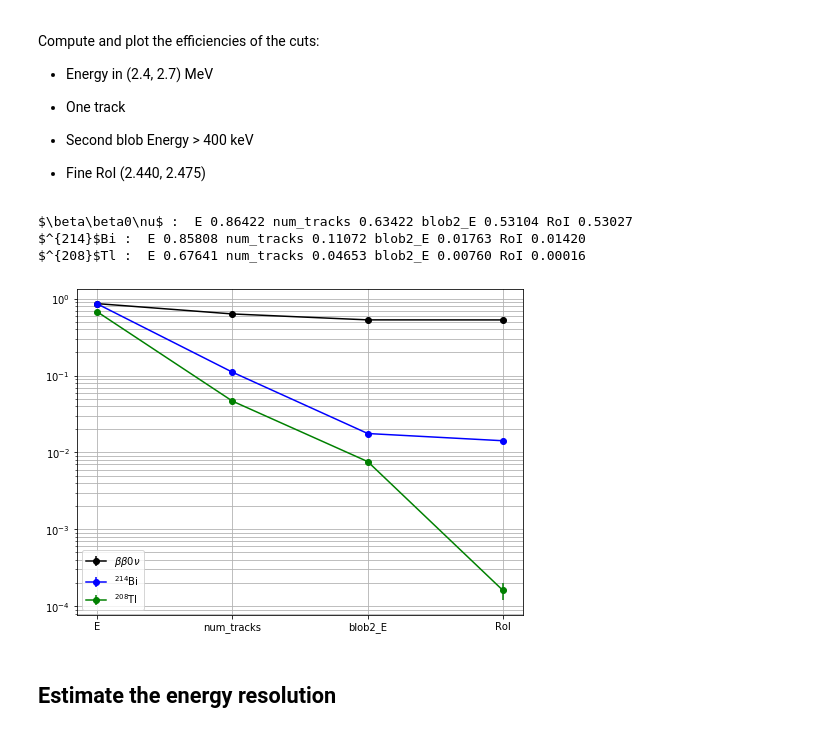
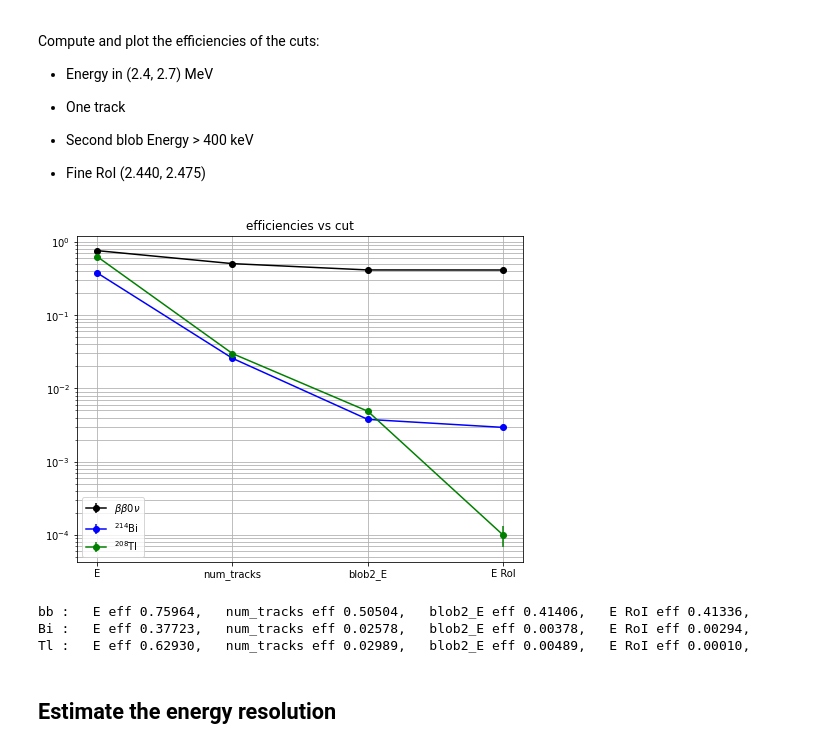
Before and after one commit to jahernando/USC-Fanal, a Jupyter notebook: NB/guide/fanal_def.ipynb, the cells around one changed output. Saved outputs shown, nothing was run; the diff lists cells and outputs as text; code cells hidden in the pictures.

```diff
--- a/NB/guide/fanal_def.ipynb
+++ b/NB/guide/fanal_def.ipynb
@@ -82,7 +88,8 @@ pltext.style()
 # %%
-#dirpath = '/Users/hernando/docencia/master/Fisica_Particulas/USC-Fanal/data/'
+dirpath = '/Users/hernando/work/docencia/master/Fisica_Particulas/USC-Fanal/data/'
+coll = 'alpha'
 # %%
-filename = '/data/alpha.h5'
+filename = 'fanal_' + coll + '.h5'
 print('Data path and filename : ', dirpath + filename)
 
 mcbi = pd.read_hdf(dirpath + filename, key = 'mc/bi214')
@@ -216,10 +223,9 @@ Compute and plot the efficiencies of the cuts:
 
   * Fine RoI (2.440, 2.475)
 # %%
-erange     = (2.400, 2.650)
-eroi       = (2.440, 2.475)
 selnames  = ['E', 'num_tracks', 'blob2_E', 'E']
-selranges = [erange, (1., 1.1), (0.4, np.inf), eroi]
+selranges = [erange, (1., 1.1), eblob2, eroi]
+selnames  = ['E', 'num_tracks', 'blob2_E', 'E RoI']
 # %%
 def selections(df, varnames, varranges):
     """ appy a list of selections in order in a data-frame
@@ -251,27 +257,31 @@ def efficiency(sel, n = None):
     ueff = np.sqrt(eff * (1- eff) / n)
     return eff, ueff
 # %%
-erange    = (2.400, 2.650)
-eroi      = (2.440, 2.475)
-varnames  = ['E', 'num_tracks', 'blob2_E', 'E']
-varranges = [erange, (1., 1.1), (0.4, np.inf), eroi]
-selnames  = ['E', 'num_tracks', 'blob2_E', 'RoI']
+snames  = ['E', 'num_tracks', 'blob2_E', 'RoI']
 
 subplot = pltext.canvas(1, 1, 6, 8)
 subplot(1)
 for i, mc in enumerate(mcs):
     sels = selections(mc, varnames, varranges)
     effs = [efficiency(sel) for sel in sels]
     veff = [eff[0] for eff in effs] # efficiencies values
     ueff = [eff[1] for eff in effs] # efficiencies uncertainties
-    print(ssamples[i], ': ', *['{:s} {:6.5f}'.format(s, eff) for s, eff in zip(selnames, veff)])
     plt.errorbar(selnames, veff, yerr = ueff, marker = 'o', label = ssamples[i])
 plt.grid(which = 'both'); plt.yscale('log'); plt.legend();
+plt.title('efficiencies vs cut');
 # %% [output]
-$\beta\beta0\nu$ :  E 0.86422 num_tracks 0.63422 blob2_E 0.53104 RoI 0.53027
-$^{214}$Bi :  E 0.85808 num_tracks 0.11072 blob2_E 0.01763 RoI 0.01420
-$^{208}$Tl :  E 0.67641 num_tracks 0.04653 blob2_E 0.00760 RoI 0.00016
-[figure, old version]
+[figure, new version]
+# %%
+for i, mc in enumerate(mcs):
+    sels = selections(mc, varnames, varranges)
+    effs = [efficiency(sel) for sel in sels]
+    veff = [eff[0] for eff in effs] # efficiencies values
+    ueff = [eff[1] for eff in effs] # efficiencies uncertainties
+    print(tsamples[i], ': ', *[' {:s} eff {:6.5f}, '.format(s, eff) for s, eff in zip(selnames, veff)])
+# %% [output]
+bb :   E eff 0.75964,   num_tracks eff 0.50504,   blob2_E eff 0.41406,   E RoI eff 0.41336,
+Bi :   E eff 0.37723,   num_tracks eff 0.02578,   blob2_E eff 0.00378,   E RoI eff 0.00294,
+Tl :   E eff 0.62930,   num_tracks eff 0.02989,   blob2_E eff 0.00489,   E RoI eff 0.00010,
 # %% [markdown]
 ## Estimate the energy resolution
 # %% [markdown]
```
Also changed, not shown: parts of 10 cells of this notebook.
